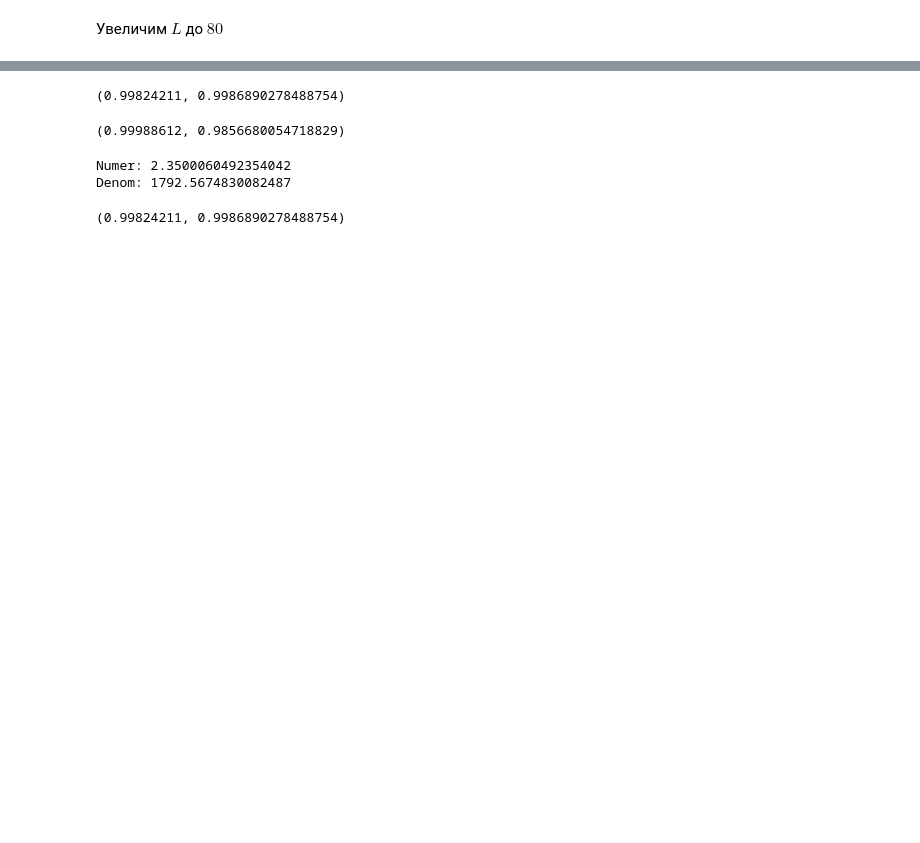
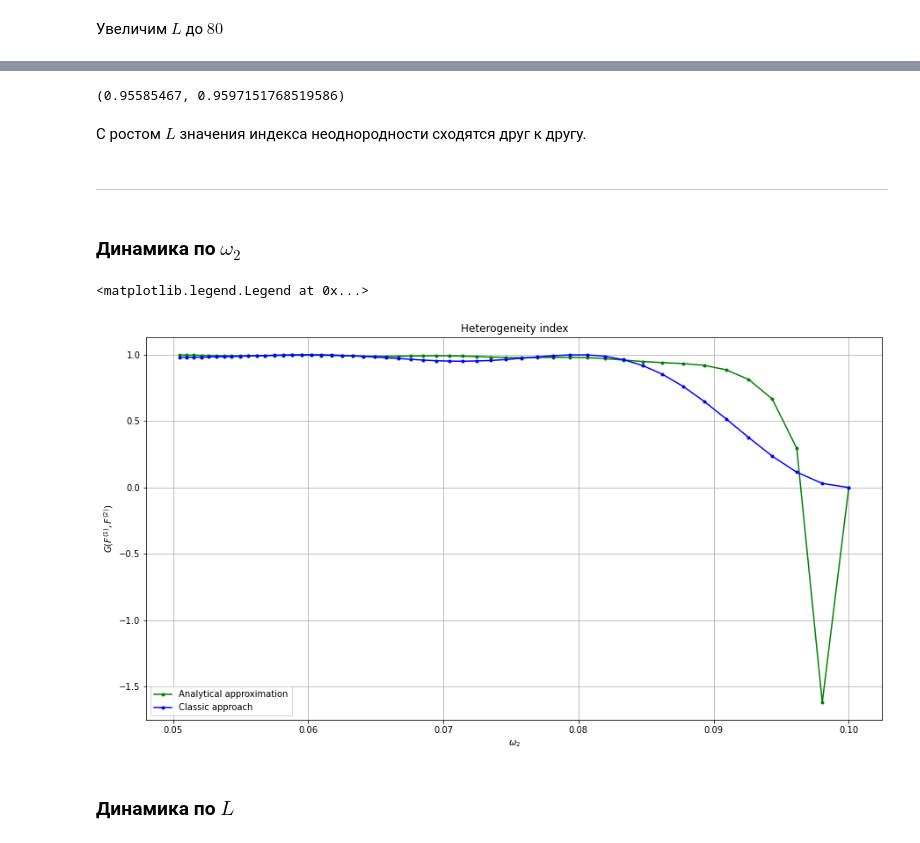
Before and after one commit to Loulaan/researchWork, a Jupyter notebook: Analytical.ipynb, the cells around one changed output, grey strips where cells are left out. Drawn from its saved outputs; the diff is of its cells as text; code cells hidden in the pictures; blank space fills up the shorter version.

Commit message:
Edit report; Add graphs for report and more fullness testing.

```diff
--- a/Analytical.ipynb
+++ b/Analytical.ipynb
@@ -205,29 +216,64 @@ hm.getRow()[-1], hm.compute_single_val_analytical(w1, w2)
 # %%
 w1 = 1/10
-w2 = 1/100
-L = 80
+w2 = 1/11
+L = 90
 f = generate_series((w1, w2), N=N, Q=Q)
 hm = Hmatr(f, B, T_, L, neig=r, svdMethod=method)
 hm.getRow()[-1], hm.compute_single_val_analytical(w1, w2)
 # %% [output]
-(0.99824211, 0.9986890278488754)
+(0.95585467, 0.9597151768519586)
+# %% [markdown]
+С ростом $L$ значения индекса неоднородности сходятся друг к другу.
+# %% [markdown]
+---
+# %% [markdown]
+### Динамика по $\omega_2$
+# %%
+from matplotlib import pyplot as plt
+
+def generate_gs_comparsion_omegas():
+    w1 = 1/10
+    w2 = 1/np.arange(10, 20, 0.2)
+
+    gs_a = []
+    gs_c = []
+
+    for i in range(len(w2)):
+        f = generate_series((w1, w2[i]), N=N, Q=Q)
+        hm = Hmatr(f, B, T_, L, neig=r, svdMethod=method)
+        gs_c.append(hm.compute_single_row(0)[-1])
+        gs_a.append(hm.compute_single_val_analytical(w1, w2[i], verbose=False))
+    return w1, w2, gs_a, gs_c
+# %%
+w1_, w2_, gs_a, gs_c = generate_gs_comparsion_omegas()
+plt.figure(figsize=(15, 8))
+plt.title("Heterogeneity index")
+plt.xlabel(r"$\omega_2$")
+plt.ylabel(r"$G(F^{(1)}, F^{(2)})$")
+plt.grid()
+plt.plot(w2_, gs_a, marker=".", color="g", label="Analytical approximation")
+plt.plot(w2_, gs_c, marker=".", color="b", label="Classic approach")
+plt.legend(loc = "lower left")
+# %% [output]
+<matplotlib.legend.Legend at 0x...>
+[figure, added]
+# %% [markdown]
+### Динамика по $L$
 # %%
-w1 = 1/10
-w2 = 1/1000
-L = 80
-f = generate_series((w1, w2), N=N, Q=Q)
-hm = Hmatr(f, B, T_, L, neig=r, svdMethod=method)
-hm.getRow()[-1], hm.compute_single_val_analytical(w1, w2)
+def generate_gs_comparsion_Ls():
+    w1 = 1/10
+    w2 = 1/19
+    B = 200
+    T_ = 200
+    L = np.arange(1, 191, 1, dtype=int)
+
+    gs_a = []
+    gs_c = []
+
+    f = generate_series((w1, w2), N=N, Q=Q)
+
+    for i in range(len(L)):
+        hm = Hmatr(f, B, T_, L[i], neig=r, svdMethod=method)
+        gs_c.append(hm.compute_single_row(0)[-1])
+        gs_a.append(hm.compute_single_val_analytical(w1, w2, verbose=False))
+    return w1, w2, gs_a, gs_c
-# %% [output]
-(0.99988612, 0.9856680054718829)
-# %%
-w1 = 1/10
-w2 = 1/100
-L = 80
-f = generate_series((w1, w2), N=N, Q=Q)
-hm = Hmatr(f, B, T_, L, neig=r, svdMethod=method)
-hm.getRow()[-1], hm.compute_single_val_analytical(w1, w2)
-# %% [output]
-Numer: 2.3500060492354042
-Denom: 1792.5674830082487
-(0.99824211, 0.9986890278488754)
```
Also changed, not shown: parts of 14 cells of this notebook, 7 other files.
